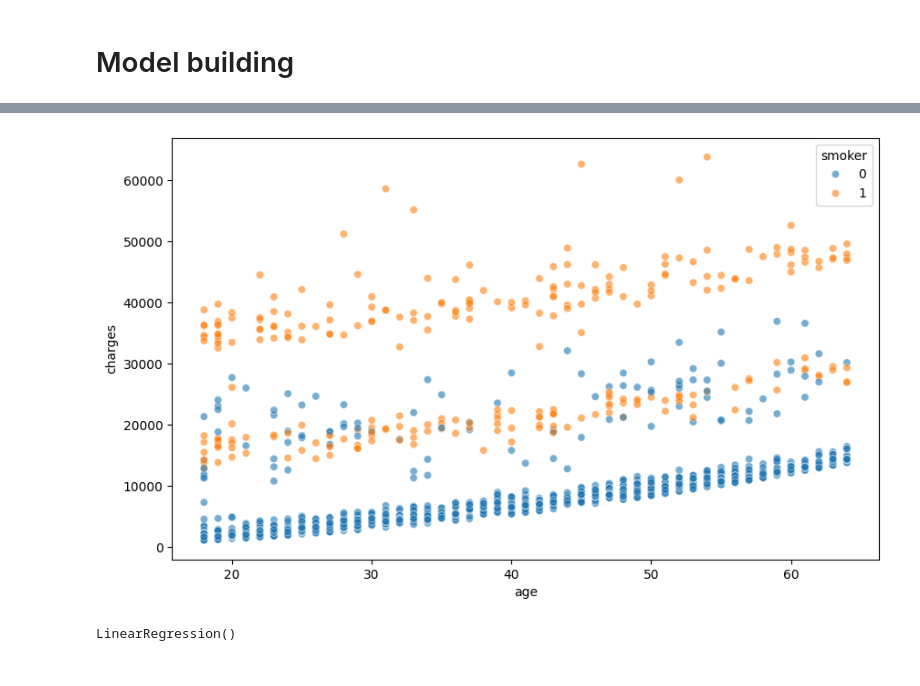
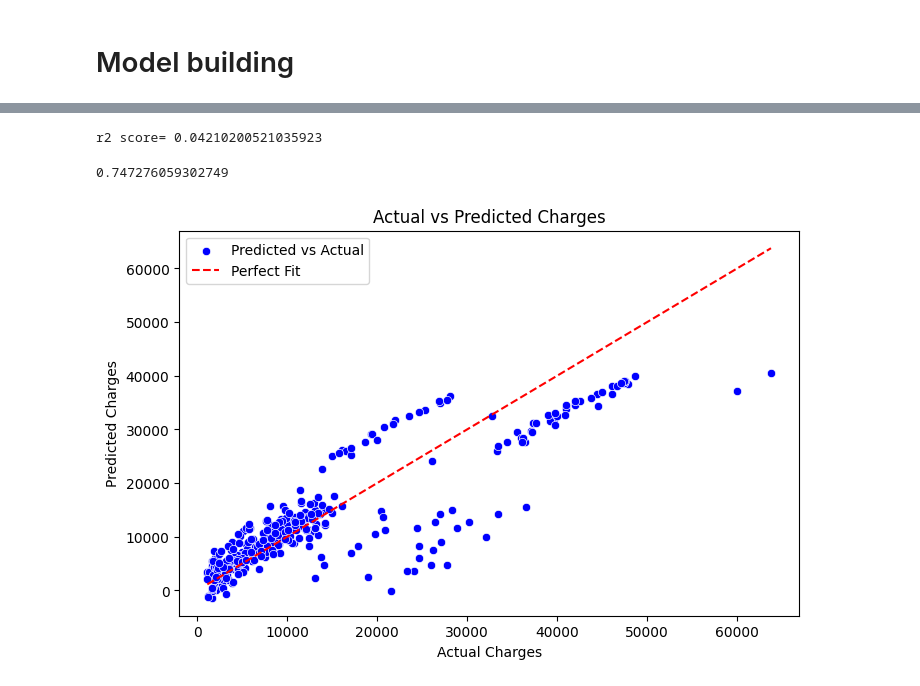
Before and after one commit to Harshkotkar/jupyter, a Jupyter notebook: ML(clg)/Insurance.ipynb, the cells around one changed output, grey strips where cells are left out. Saved outputs shown, nothing was run; the diff lists cells and outputs as text; code cells hidden in the pictures.

```diff
--- a/ML(clg)/Insurance.ipynb
+++ b/ML(clg)/Insurance.ipynb
@@ -158,14 +165,34 @@ plt.show()
-# %%
-# Scatter plot of age vs charges colored by smoker
-plt.figure(figsize=(10, 6))
-sns.scatterplot(x='age', y='charges', data=df, hue='smoker', alpha=0.6)
-
-plt.show()
-# %% [output]
-[figure]
-# %%
-X_simple=X_train[['bmi']]
-model_simple=LinearRegression()
-model_simple.fit(X_simple,Y_train)
-# %% [output]
-LinearRegression()
+# %%
+from sklearn.metrics import r2_score
+X_sample=X_train[['bmi']]
+lr=LinearRegression()
+a=lr.fit(X_sample,Y_train)
+y_pred=a.predict(X_test[['bmi']])
+print("r2 score=",r2_score(Y_test,y_pred))
+# %% [output]
+r2 score= 0.04210200521035923
+# %%
+x=df.drop(['charges'],axis=1)
+y=df.charges
+x_train,x_test,y_train,y_test=train_test_split(x,y,test_size=0.25,random_state=48)
+lr=LinearRegression().fit(x_train,y_train)
+y_train_pred=lr.predict(x_train)
+y_test_pred=lr.predict(x_test)
+print(lr.score(x_test,y_test))
+# %% [output]
+0.747276059302749
+# %%
+import matplotlib.pyplot as plt
+import seaborn as sns
+
+# Scatter plot of actual vs. predicted values
+plt.figure(figsize=(8,5))
+sns.scatterplot(x=y_test, y=y_test_pred, color='blue', label="Predicted vs Actual")
+plt.plot([y_test.min(), y_test.max()], [y_test.min(), y_test.max()], 'r--', label="Perfect Fit")  # Diagonal line
+plt.xlabel("Actual Charges")
+plt.ylabel("Predicted Charges")
+plt.title("Actual vs Predicted Charges")
+plt.legend()
+plt.show()
+# %% [output]
+[figure, added]
```
Also changed, not shown: parts of 6 cells of this notebook, 7 other files.
